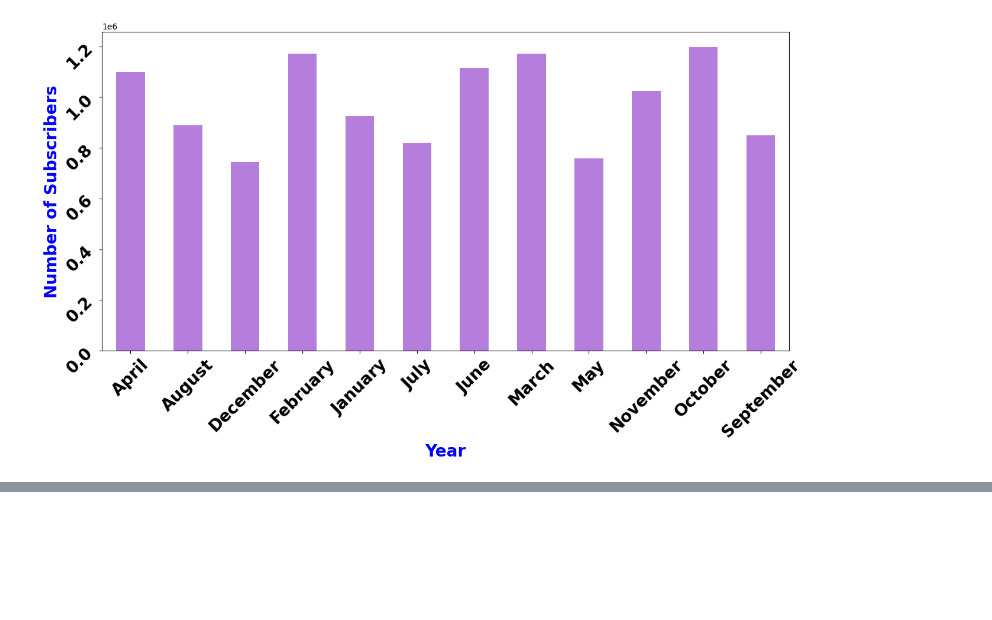
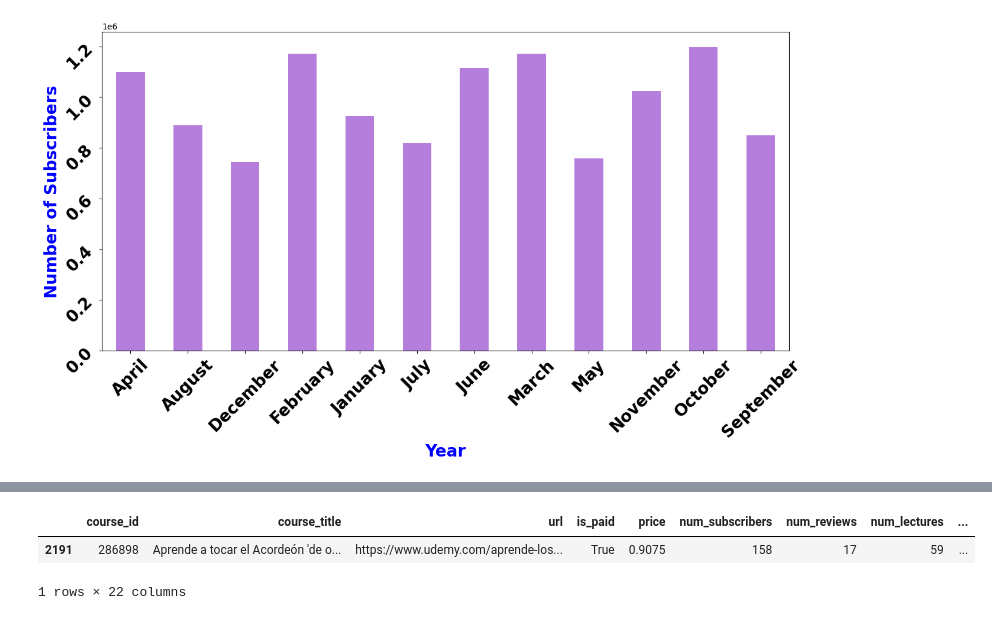
Before and after one commit to lawalsegun2025/udemy_course_recommendation_system, a Jupyter notebook: EDA_on_udemy_courses_dataset.ipynb, the cells around one changed output, grey strips where cells are left out. Drawn from its saved outputs; the diff is of its cells as text; code cells hidden in the pictures; blank space fills up the shorter version.

```diff
--- a/EDA_on_udemy_courses_dataset.ipynb
+++ b/EDA_on_udemy_courses_dataset.ipynb
@@ -561,0 +588,7 @@ Text(0, 0.5, 'Number of Subscribers')
+# %%
+# course title with maximum length
+df[df["course_title"].str.len()==max(df["course_title"].str.len())]
+# %% [output]
+|  | course_id | course_title | url | is_paid | price | num_subscribers | num_reviews | num_lectures | ... |
+| 2191 | 286898 | Aprende a tocar el Acordeón 'de o... | https://www.udemy.com/aprende-los... | True | 0.9075 | 158 | 17 | 59 | ... |
+1 rows × 22 columns
```
Also changed, not shown: parts of 11 cells of this notebook.
